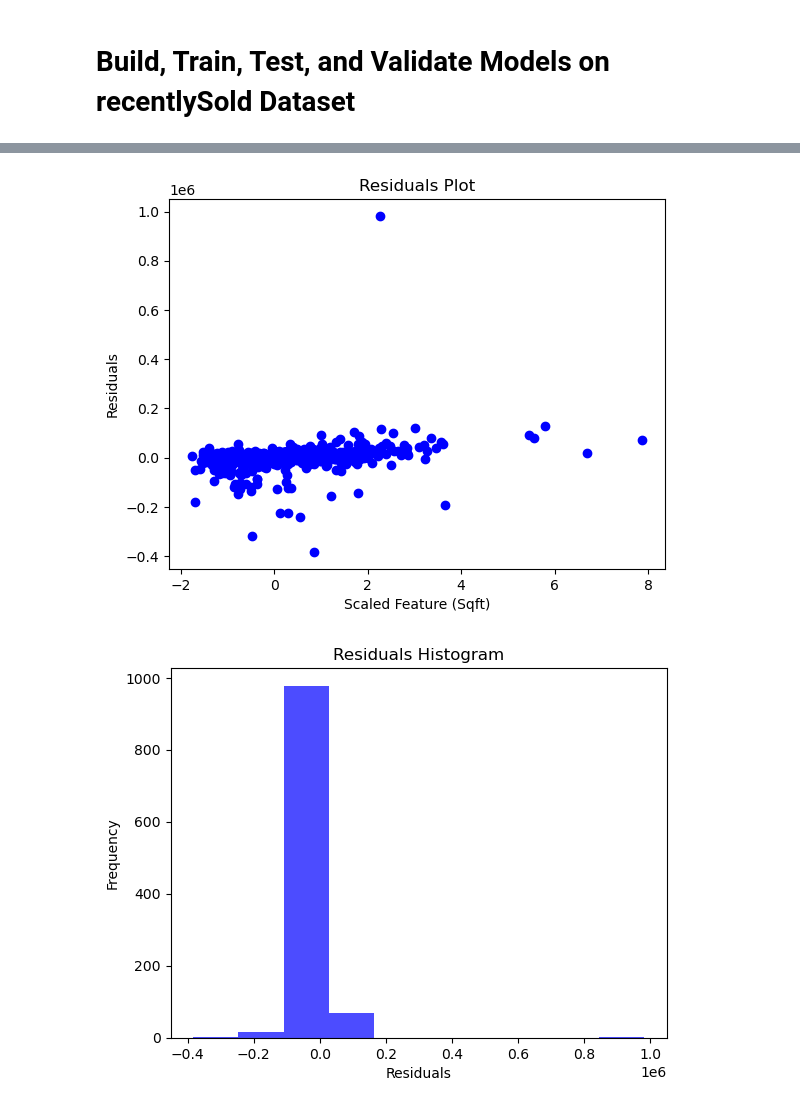
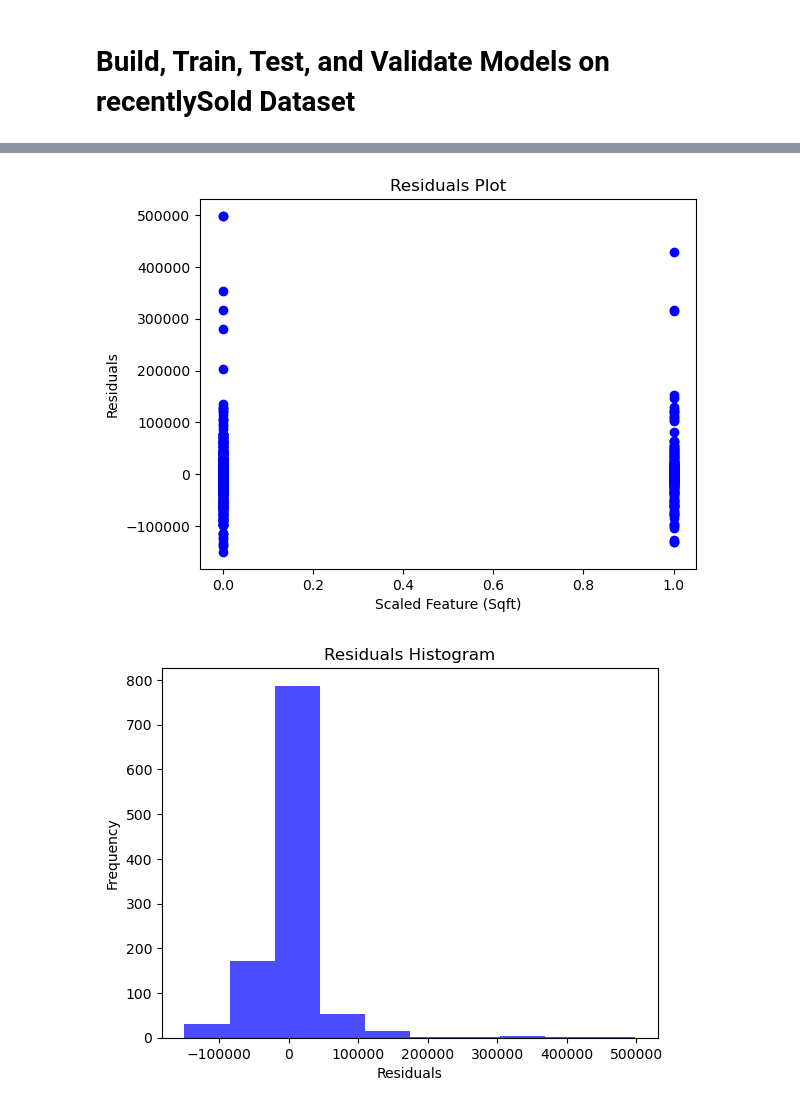
Before and after one commit to Jonathan-Tiede/RealEstate_Recommender, a Jupyter notebook: dataPrediction.ipynb, the cells around one changed output, grey strips where cells are left out. Cells and saved outputs as stored; diff of their text form; code cells hidden in the pictures.

```diff
--- a/dataPrediction.ipynb
+++ b/dataPrediction.ipynb
@@ -110,2 +213,21 @@ Index(['bathrooms', 'bedrooms', 'daysOnZillow', 'favoriteCount',
 # %% [markdown]
 # Build, Train, Test, and Validate Models on recentlySold Dataset
+# %%
+'''
+Creating variables for validation matrix at the end.
+'''
+
+MODEL = []
+Training_R2 = []
+MSE = []
+RMSE = []
+MAE = []
+MAPE = []
+MSLE = []
+
+Testing_R2 = []
+tMSE = []
+tRMSE = []
+tMAE = []
+tMAPE = []
+tMSLE = []
@@ -112,39 +755,47 @@ Index(['bathrooms', 'bedrooms', 'daysOnZillow', 'favoriteCount',
 # %%
 '''
-Build, train, test, and validate a LinearRegression() model
+Create Ensemble Model from RandomForest and XGBoost
 '''
+MODEL.append('Ensemble')
 
-# Build, train, and test the model
-parameters = {'fit_intercept':[True, False]}
-lr = LinearRegression()
-linReg = GridSearchCV(estimator=lr, param_grid=parameters, cv=10)
-linReg.fit(X_train, y_train)
-y_pred = linReg.predict(X_test)
+y_pred = (y_pred_RF + y_pred_XGB) / 2
 
 # Visualize the results
-plt.scatter(X_test[:,5], y_test, color='blue', label='Actual')
-plt.scatter(X_test[:,5], y_pred, color='red', linewidth=2, label='Predicted')
+plt.scatter(X_test[:,18], y_test, color='blue', label='Actual')
+plt.scatter(X_test[:,18], y_pred, color='red', linewidth=2, label='Predicted')
 plt.xlabel('Scaled Feature (Sqft)')
 plt.ylabel('Target (Price)')
-plt.title('Linear Regression: Actual vs Predicted')
+plt.title('Ensemble: Actual vs Predicted')
 plt.legend()
 plt.show()
 
-# Validate the model
-print("Tuned Hyperparameters :(Best Parameters) ",linReg.best_params_)
-print("Training R_Squared:",linReg.best_score_) # this value is the best score on TRAINING data!!
-print('')
+Training_R2.append(None)
+MSE.append(None)
+RMSE.append(None)
+MAE.append(None)
+MAPE.append(None)
+MSLE.append(None)
 
-score_lr = linReg.score(X_test, y_test) # this value is the best score on TESTING data!!
+
+print('Test Metrics:')
+score_lr = boost.score(X_test, y_test) # this value is the best score on TESTING data!!
 print("Testing R_Squared: ", score_lr)
+Testing_R2.append(score_lr)
 score_lr = mean_squared_error(y_test, y_pred)
 print("MSE: ", score_lr)
+tMSE.append(score_lr)
 score_lr = np.sqrt(score_lr)
 print("RMSE: ", score_lr)
+tRMSE.append(score_lr)
 score_lr = mean_absolute_error(y_test, y_pred)
 print("MAE: ", score_lr)
+tMAE.append(score_lr)
 score_lr = mean_absolute_percentage_error(y_test, y_pred)
 print("MAPE: ", score_lr)
+tMAPE.append(score_lr)
+score_lr = mean_squared_log_error(y_test, y_pred)
+print("MSLE: ", score_lr)
+tMSLE.append(score_lr)
 score_lr = r2_score(y_test, y_pred)
 n = len(y_test)
 k = X_test.shape[1]
@@ -153,20 +804,19 @@ print("Adjusted R2 Score: ", score_lr)
 print('')
 
 # Plot errors
-residuals = y_test - y_pred
+residuals = np.transpose(y_test) - y_pred
 # Scatter plot of residuals
-plt.scatter(X_test[:, 5], residuals, color='blue', marker='o')
+plt.scatter(X_test[:,18], residuals, color='blue', marker='o')
 plt.xlabel('Scaled Feature (Sqft)')
 plt.ylabel('Residuals')
 plt.title('Residuals Plot')
 plt.show()
 
+residuals = np.transpose(residuals)
 # Histogram of residuals
 plt.hist(residuals, bins=10, color='blue', alpha=0.7)
 plt.xlabel('Residuals')
 plt.ylabel('Frequency')
 plt.title('Residuals Histogram')
 plt.show()
-
-del residuals
 # %% [output]
@@ -183,2 +832,2 @@ Adjusted R2 Score:  0.9707419601239009
-[figure, old version]
+[figure, new version]
-[figure, old version]
+[figure, new version]
```
Also changed, not shown: parts of 18 cells of this notebook, 5 other files.
